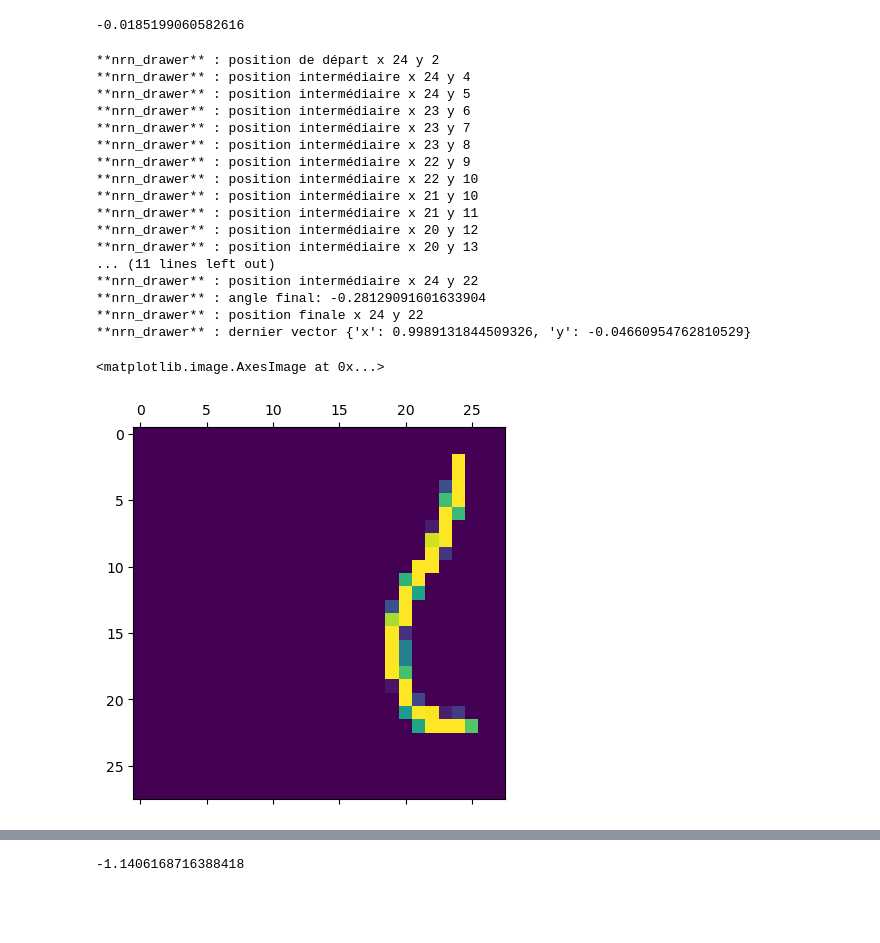
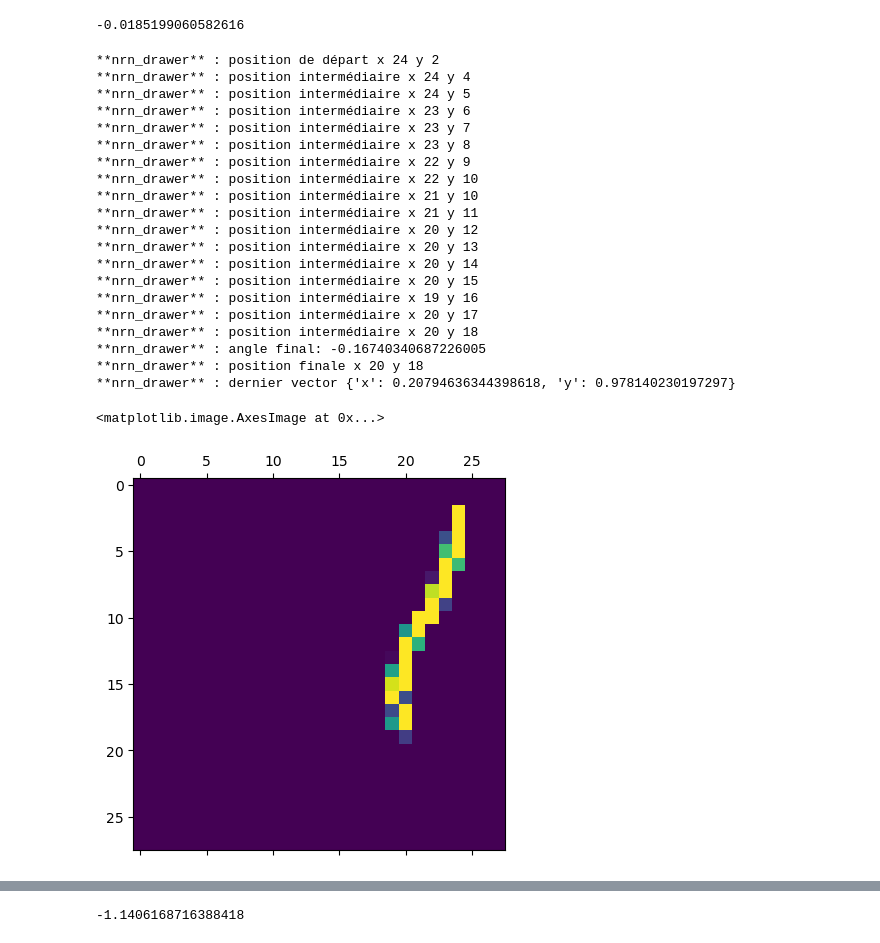
Before and after one commit to oliviermanette/Sentive-One-Shot-Learning-Omniglot, a Jupyter notebook: sandbox metadl/projet article can dynamic neural network improve few shot learning.ipynb, the cells around one changed output, grey strips where cells are left out. Cells and saved outputs as stored; diff of their text form; code cells hidden in the pictures; blank space fills up the shorter version.

```diff
--- a/sandbox metadl/projet article can dynamic neural network improve few shot learning.ipynb
+++ b/sandbox metadl/projet article can dynamic neural network improve few shot learning.ipynb
@@ -316,36 +445,39 @@ print(sbrain.nnet[char_id].nrn_tls.check_curve_geometry(start, b_v, angl, acc, n
 # %%
 mtrx = np.zeros([28,28])
 vector_1= {
     "x" : 0,
     "y" : 1
 }
 angle =  0.12306477575714833
-acc =  -0.12306477575714833/7
-length = 24
+acc =  -0.018154261414338024
+length = 17
 start= {
     "x" : 24,
     "y" : 2
 }
 
 mtrx, angle, start, vector_1, _ = sbrain.nnet[0].nrn_tls.nrn_drawer(mtrx, vector_1, angle, length, start,acc)
 plt.matshow(mtrx)
 # %% [output]
 **nrn_drawer** : position de départ x 24 y 2
 **nrn_drawer** : position intermédiaire x 24 y 4
 **nrn_drawer** : position intermédiaire x 24 y 5
 **nrn_drawer** : position intermédiaire x 23 y 6
 **nrn_drawer** : position intermédiaire x 23 y 7
 **nrn_drawer** : position intermédiaire x 23 y 8
 **nrn_drawer** : position intermédiaire x 22 y 9
 **nrn_drawer** : position intermédiaire x 22 y 10
 **nrn_drawer** : position intermédiaire x 21 y 10
 **nrn_drawer** : position intermédiaire x 21 y 11
 **nrn_drawer** : position intermédiaire x 20 y 12
 **nrn_drawer** : position intermédiaire x 20 y 13
-... (11 lines left out)
-**nrn_drawer** : position intermédiaire x 24 y 22
-**nrn_drawer** : angle final: -0.28129091601633904
-**nrn_drawer** : position finale x 24 y 22
-**nrn_drawer** : dernier vector {'x': 0.9989131844509326, 'y': -0.04660954762810529}
+**nrn_drawer** : position intermédiaire x 20 y 14
+**nrn_drawer** : position intermédiaire x 20 y 15
+**nrn_drawer** : position intermédiaire x 19 y 16
+**nrn_drawer** : position intermédiaire x 20 y 17
+**nrn_drawer** : position intermédiaire x 20 y 18
+**nrn_drawer** : angle final: -0.16740340687226005
+**nrn_drawer** : position finale x 20 y 18
+**nrn_drawer** : dernier vector {'x': 0.20794636344398618, 'y': 0.978140230197297}
 <matplotlib.image.AxesImage at 0x...>
-[figure, old version]
+[figure, new version]
```
Also changed, not shown: parts of 38 cells of this notebook, 2 other files.
